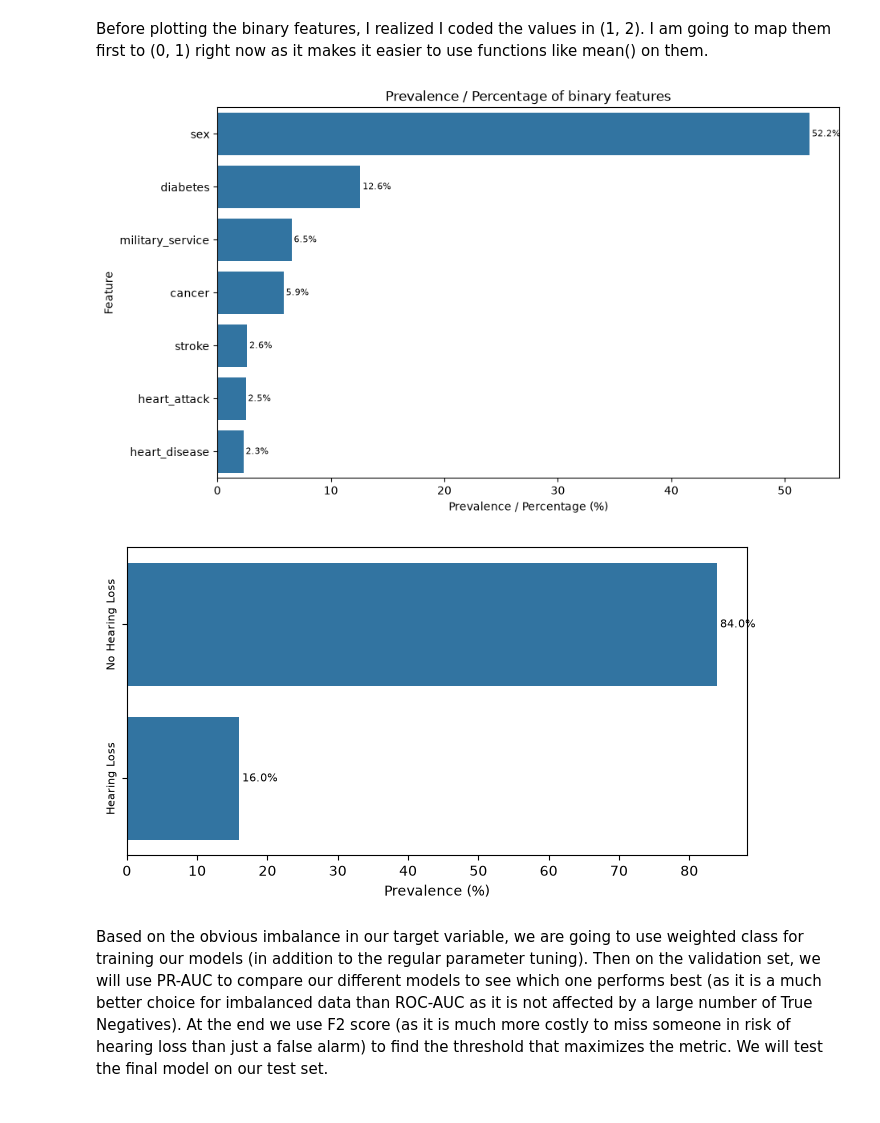
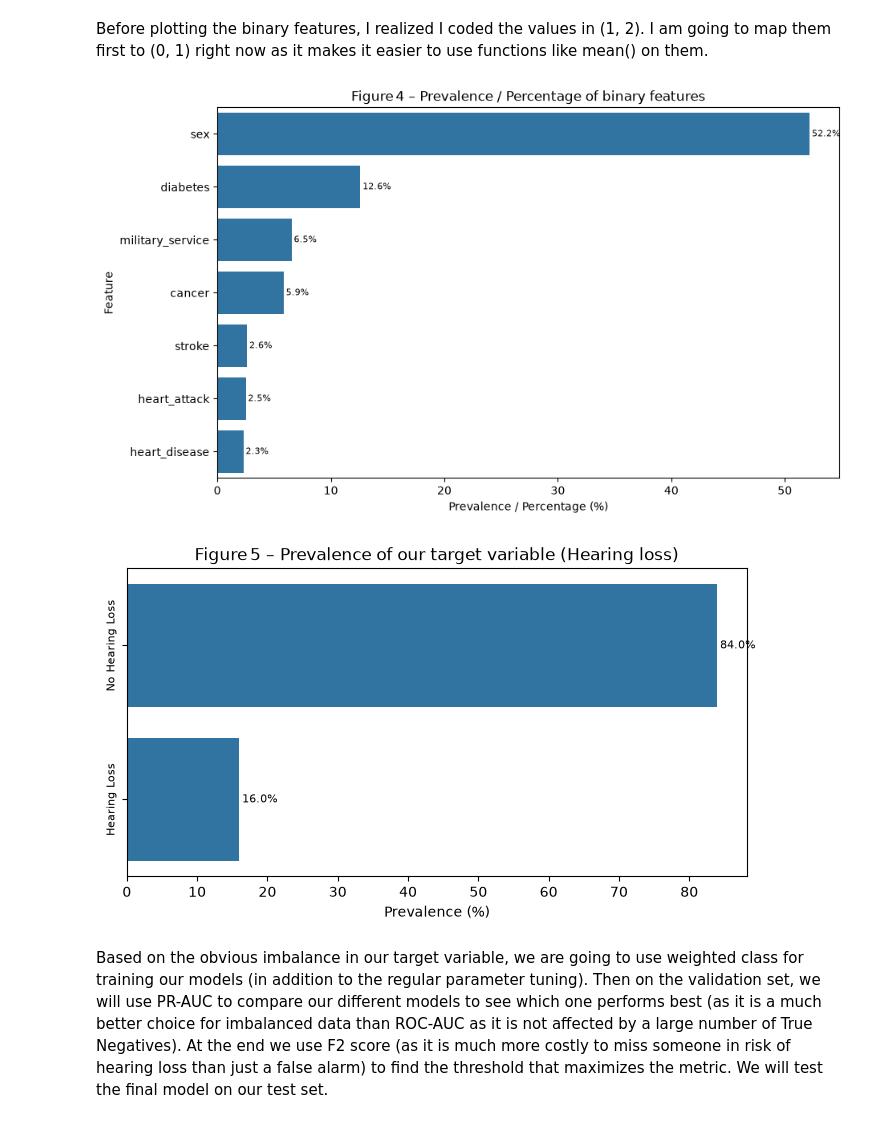
Before and after one commit to kasrabghr/nhanes_hearing_loss_predictor, a Jupyter notebook: notebooks/eda.ipynb, the cells around one changed output. Drawn from its saved outputs; the diff is of its cells as text; code cells hidden in the pictures.

Commit message:
Updated EDA and feature engineering notebooks and visualizations

```diff
--- a/notebooks/eda.ipynb
+++ b/notebooks/eda.ipynb
@@ -135,21 +140,26 @@ ax= sns.barplot(x=prevalence.values, y=prevalence.index, orient='h')
 ax.bar_label(ax.containers[0], fmt='%.1f%%', padding=2, fontsize= 8)
 plt.xlabel('Prevalence / Percentage (%)')
 plt.ylabel('Feature')
-plt.title('Prevalence / Percentage of binary features')
+plt.title('Figure 4 – Prevalence / Percentage of binary features')
+plt.savefig('../images/eda_results/Figure 4 - Prevalence & Percentage of binary features', dpi=300, bbox_inches='tight')
+
 plt.show()
 # %% [output]
-[figure, old version]
+[figure, new version]
 # %%
 # Prevalence of our target variable Hearing loss
 pct = df['hl_presence'].value_counts(normalize= True) * 100
 plt.figure(figsize=(8, 4))
 ax= sns.barplot(x= pct.values, y= ['No Hearing Loss', 'Hearing Loss'],  orient='h')
 plt.yticks(rotation=90, fontsize= 8, va='center')
 ax.bar_label(ax.containers[0], fmt='%.1f%%', padding=2, fontsize= 8)
 plt.xlabel('Prevalence (%)')
+plt.title('Figure 5 – Prevalence of our target variable (Hearing loss)')
+plt.savefig('../images/eda_results/Figure 5 – Prevalence of our target variable (Hearing loss)', dpi=300, bbox_inches='tight')
+
 plt.show()
 # %% [output]
-[figure, old version]
+[figure, new version]
 # %% [markdown]
 Based on the obvious imbalance in our target variable, we are going to use weighted class for training our models (in addition to the regular parameter tuning). Then on the validation set, we will use PR-AUC to compare our different models to see which one performs best (as it is a much better choice for imbalanced data than ROC-AUC as it is not affected by a large number of True Negatives). At the end we use F2 score (as it is much more costly to miss someone in risk of hearing loss than just a false alarm) to find the threshold that maximizes the metric. We will test the final model on our test set.
 # %%
```
Also changed, not shown: parts of 6 cells of this notebook, 12 other files.
